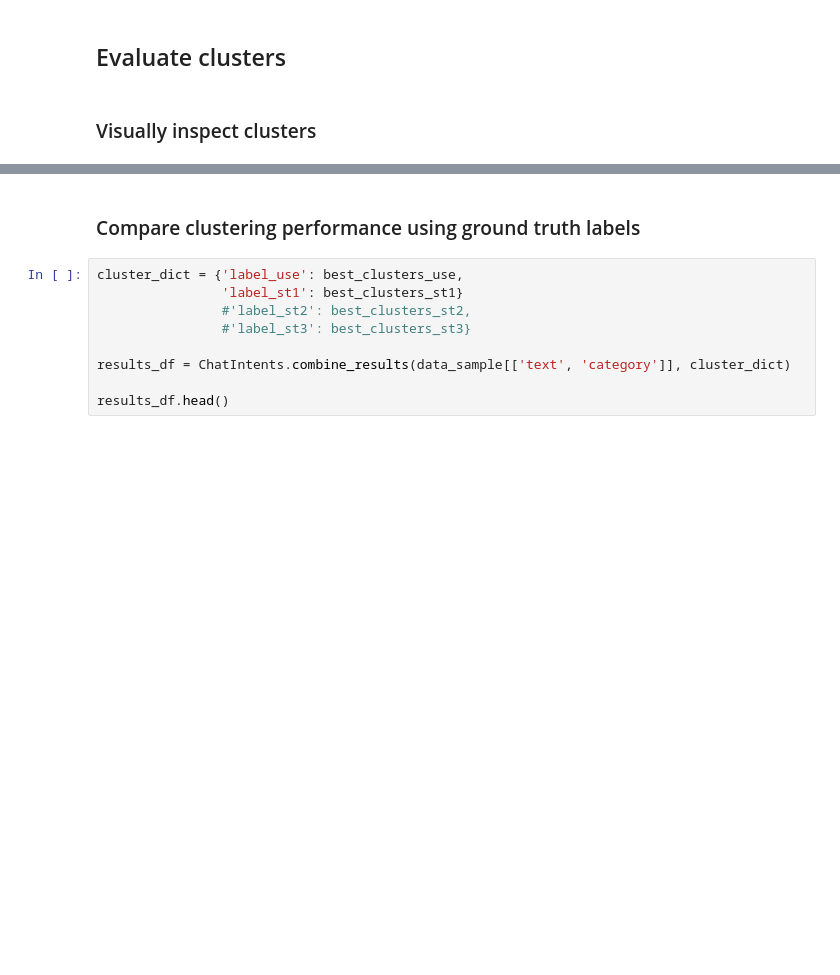
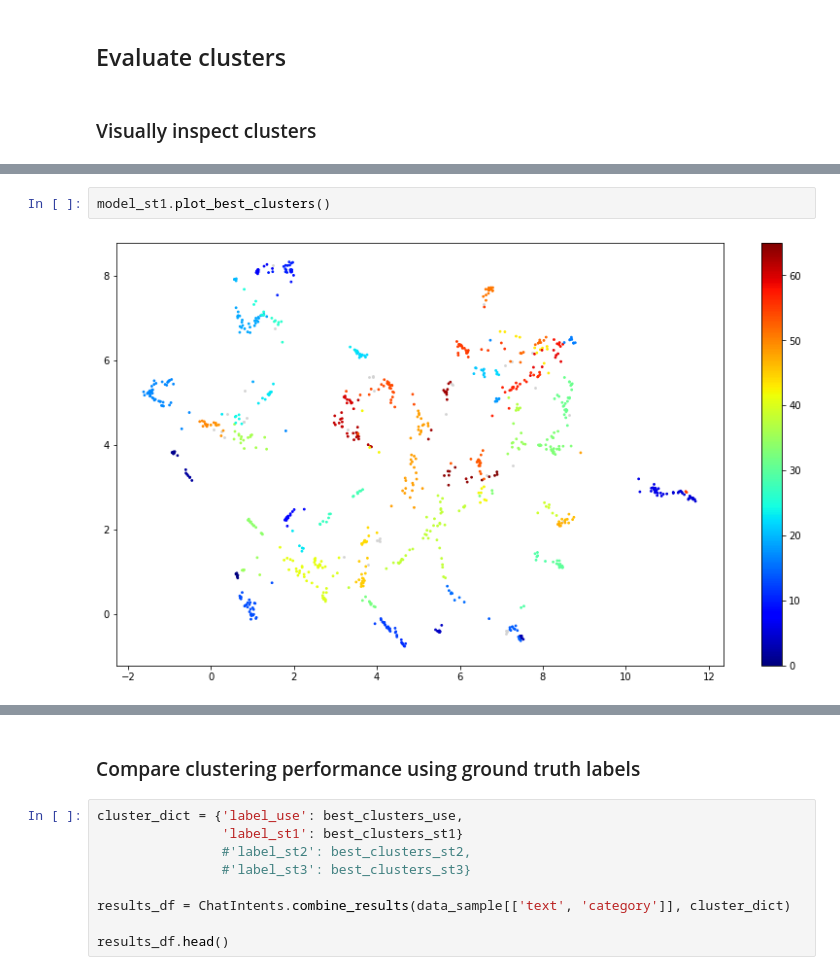
Before and after one commit to dborrelli/chat-intents, a Jupyter notebook: notebooks/chatintents_tutorial.ipynb, the cells around one changed output, grey strips where cells are left out. Cells and saved outputs as stored; diff of their text form; blank space fills up the shorter version.

```diff
--- a/notebooks/chatintents_tutorial.ipynb
+++ b/notebooks/chatintents_tutorial.ipynb
@@ -280,0 +232,4 @@ plot_clusters(embeddings_st2, best_clusters_st3)
+# %%
+model_st1.plot_best_clusters()
+# %% [output]
+[figure, added]
```
Also changed, not shown: parts of 35 cells of this notebook, 1 other file.
